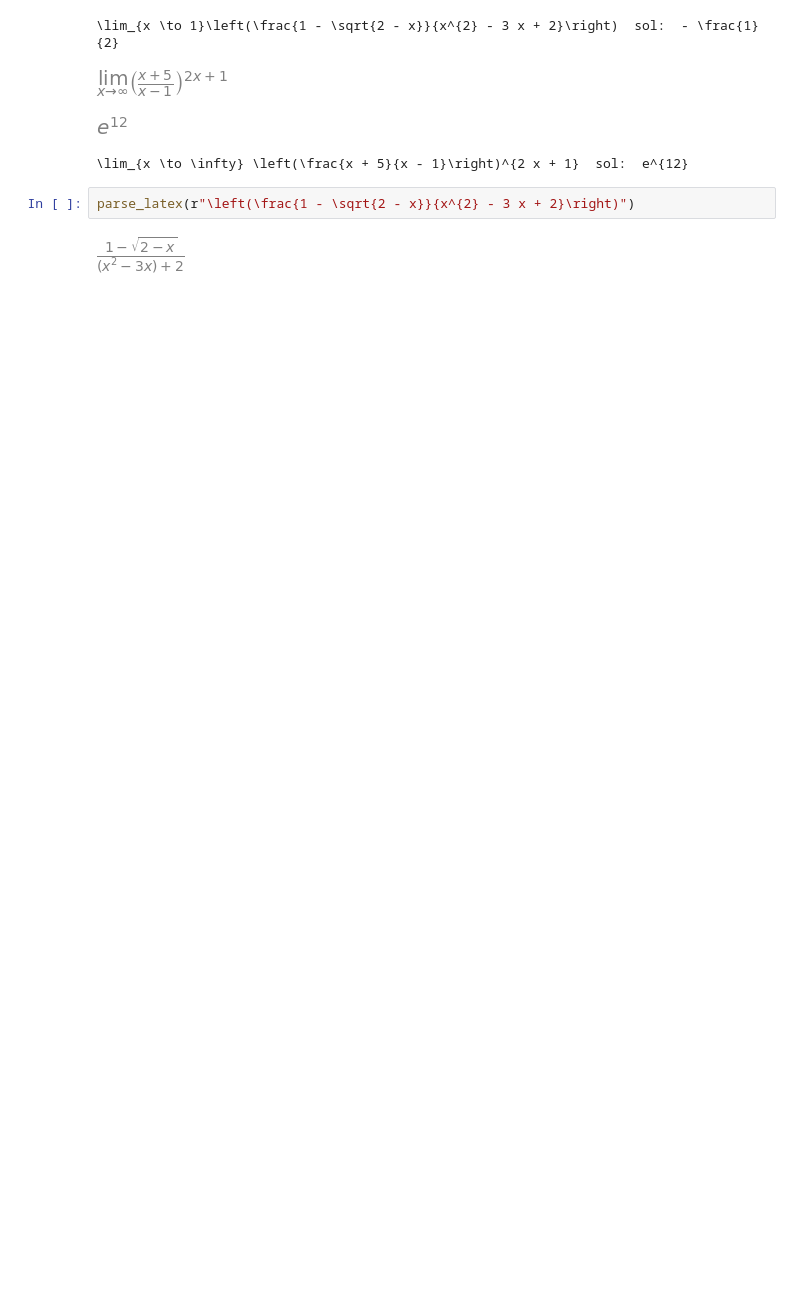
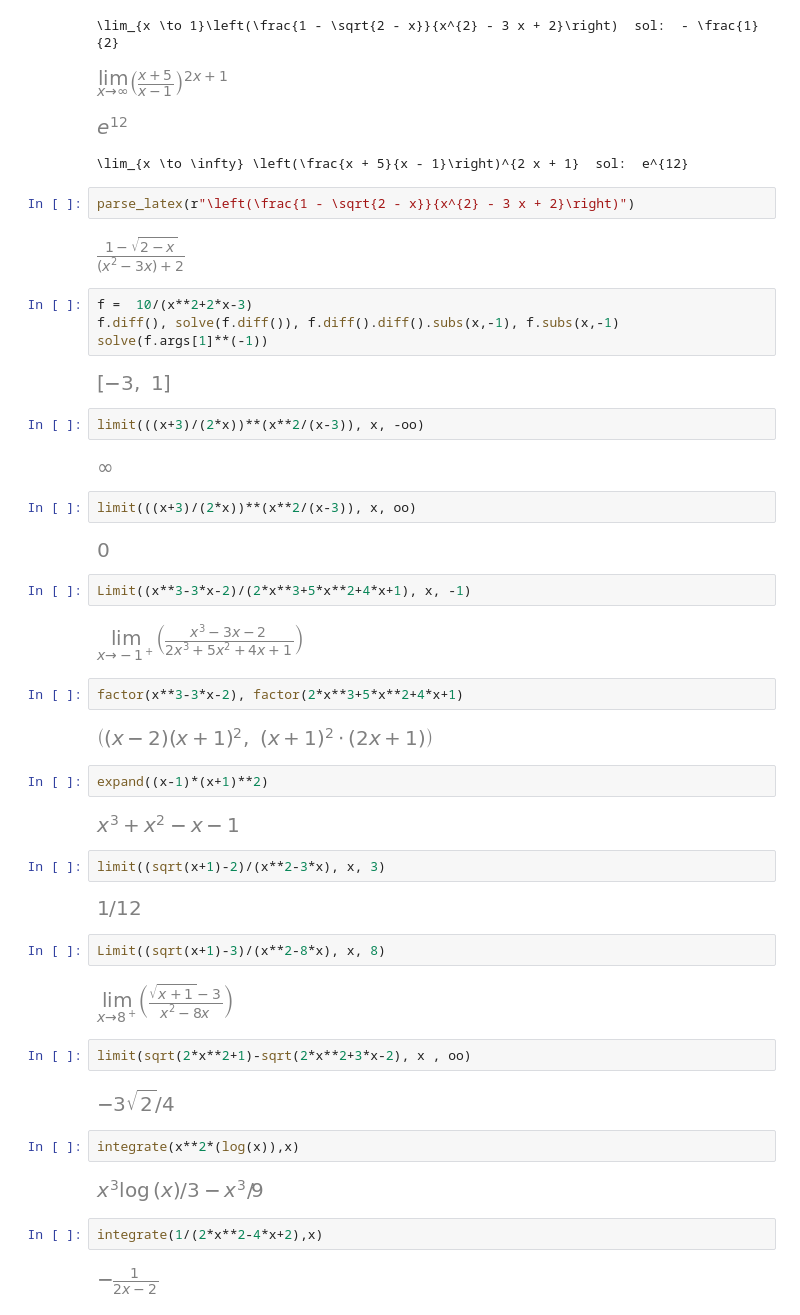
Before and after one commit to crdguez/mat2bac, a Jupyter notebook: notebooks/ejercicios_examenes_2223.ipynb, the cells around one changed output. Cells and saved outputs as stored; diff of their text form; blank space fills up the shorter version.

```diff
--- a/notebooks/ejercicios_examenes_2223.ipynb
+++ b/notebooks/ejercicios_examenes_2223.ipynb
@@ -35,3 +34,49 @@ for expr in datos :
 parse_latex(r"\left(\frac{1 - \sqrt{2 - x}}{x^{2} - 3 x + 2}\right)")
 # %% [output]
 [figure]
+# %%
+f =  10/(x**2+2*x-3)
+f.diff(), solve(f.diff()), f.diff().diff().subs(x,-1), f.subs(x,-1)
+solve(f.args[1]**(-1))
+# %% [output]
+[figure, added]
+# %%
+limit(((x+3)/(2*x))**(x**2/(x-3)), x, -oo)
+# %% [output]
+[figure, added]
+# %%
+limit(((x+3)/(2*x))**(x**2/(x-3)), x, oo)
+# %% [output]
+[figure, added]
+# %%
+Limit((x**3-3*x-2)/(2*x**3+5*x**2+4*x+1), x, -1)
+# %% [output]
+[figure, added]
+# %%
+factor(x**3-3*x-2), factor(2*x**3+5*x**2+4*x+1)
+# %% [output]
+[figure, added]
+# %%
+expand((x-1)*(x+1)**2)
+# %% [output]
+[figure, added]
+# %%
+limit((sqrt(x+1)-2)/(x**2-3*x), x, 3)
+# %% [output]
+[figure, added]
+# %%
+Limit((sqrt(x+1)-3)/(x**2-8*x), x, 8)
+# %% [output]
+[figure, added]
+# %%
+limit(sqrt(2*x**2+1)-sqrt(2*x**2+3*x-2), x , oo)
+# %% [output]
+[figure, added]
+# %%
+integrate(x**2*(log(x)),x)
+# %% [output]
+[figure, added]
+# %%
+integrate(1/(2*x**2-4*x+2),x)
+# %% [output]
+[figure, added]
```
Also changed, not shown: parts of 13 cells of this notebook, 2 other files.
